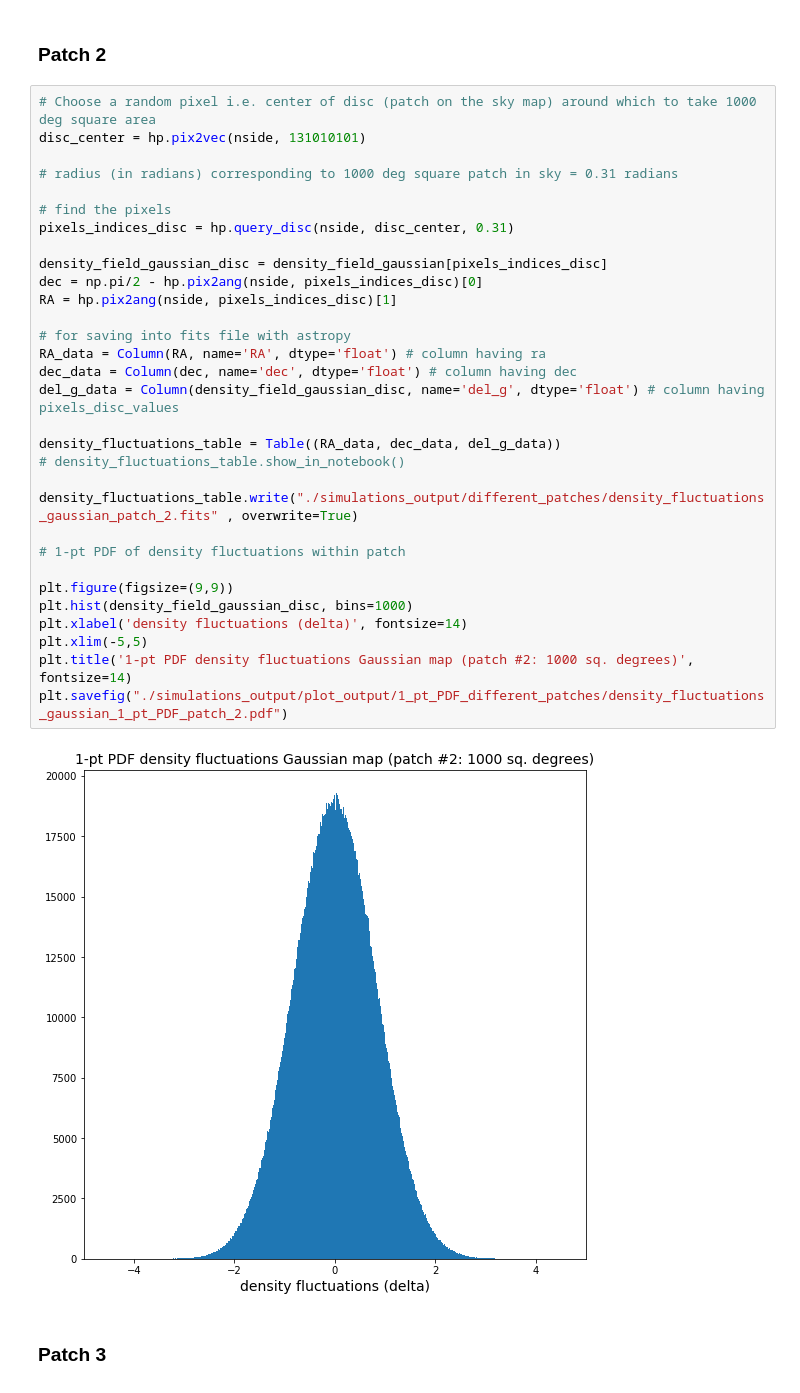
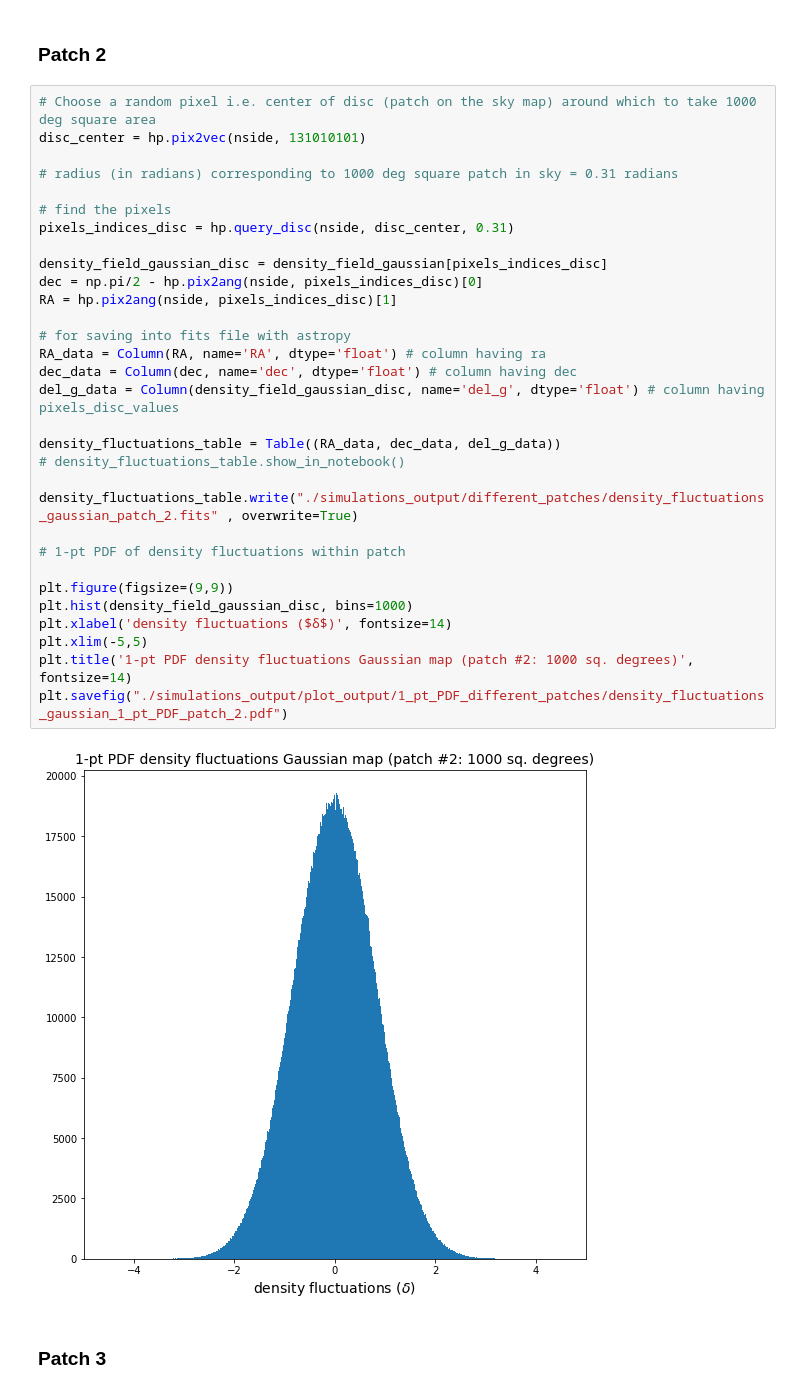
Before and after one commit to anikhalder/Integrated_Bispectrum, a Jupyter notebook: power_spectrum_gaussian/power_spectrum_gaussian_different_patches.ipynb, the cells around one changed output. Cells and saved outputs as stored; diff of their text form.

```diff
--- a/power_spectrum_gaussian/power_spectrum_gaussian_different_patches.ipynb
+++ b/power_spectrum_gaussian/power_spectrum_gaussian_different_patches.ipynb
@@ -99,35 +99,35 @@ plt.savefig("./simulations_output/plot_output/1_pt_PDF_different_patches/density
 # Choose a random pixel i.e. center of disc (patch on the sky map) around which to take 1000 deg square area
 disc_center = hp.pix2vec(nside, 131010101)
 
 # radius (in radians) corresponding to 1000 deg square patch in sky = 0.31 radians
 
 # find the pixels
 pixels_indices_disc = hp.query_disc(nside, disc_center, 0.31)
 
 density_field_gaussian_disc = density_field_gaussian[pixels_indices_disc]
 dec = np.pi/2 - hp.pix2ang(nside, pixels_indices_disc)[0]
 RA = hp.pix2ang(nside, pixels_indices_disc)[1]
 
 # for saving into fits file with astropy
 RA_data = Column(RA, name='RA', dtype='float') # column having ra
 dec_data = Column(dec, name='dec', dtype='float') # column having dec
 del_g_data = Column(density_field_gaussian_disc, name='del_g', dtype='float') # column having pixels_disc_values
 
 density_fluctuations_table = Table((RA_data, dec_data, del_g_data))
 # density_fluctuations_table.show_in_notebook()
 
 density_fluctuations_table.write("./simulations_output/different_patches/density_fluctuations_gaussian_patch_2.fits" , overwrite=True)
 
 # 1-pt PDF of density fluctuations within patch
 
 plt.figure(figsize=(9,9))
 plt.hist(density_field_gaussian_disc, bins=1000)
-plt.xlabel('density fluctuations (delta)', fontsize=14)
+plt.xlabel('density fluctuations ($δ$)', fontsize=14)
 plt.xlim(-5,5)
 plt.title('1-pt PDF density fluctuations Gaussian map (patch #2: 1000 sq. degrees)', fontsize=14)
 plt.savefig("./simulations_output/plot_output/1_pt_PDF_different_patches/density_fluctuations_gaussian_1_pt_PDF_patch_2.pdf")
 # %% [output]
-[figure, old version]
+[figure, new version]
 # %% [markdown]
 ### Patch 3
 # %%
```
Also changed, not shown: parts of 7 cells of this notebook, 25 other files.
